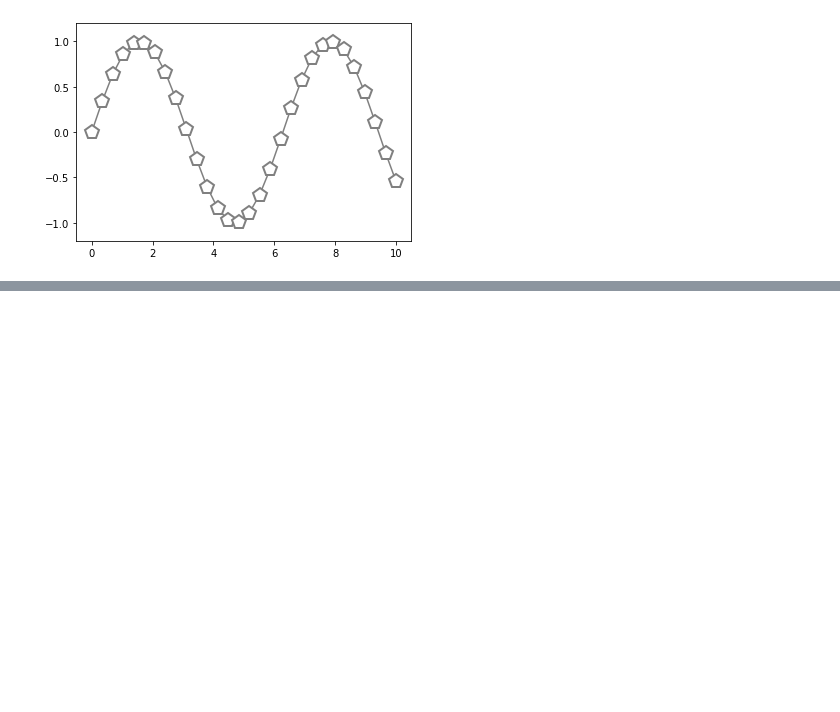
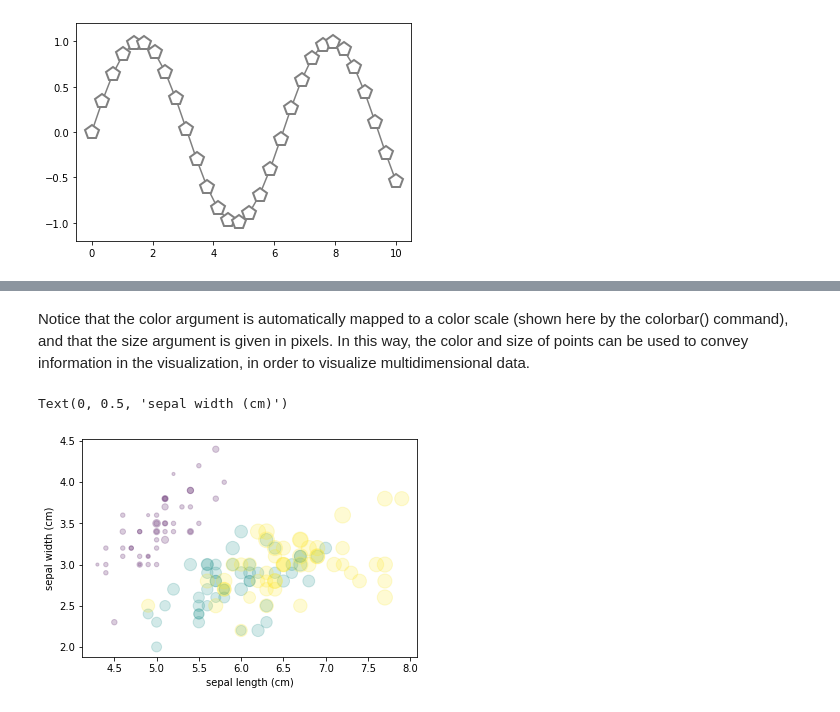
Before and after one commit to JP109/ML-Basics, a Jupyter notebook: matplotlib/Scatter_plot.ipynb, the cells around one changed output, grey strips where cells are left out. Saved outputs shown, nothing was run; the diff lists cells and outputs as text; code cells hidden in the pictures; blank space fills up the shorter version.

```diff
--- a/matplotlib/Scatter_plot.ipynb
+++ b/matplotlib/Scatter_plot.ipynb
@@ -43,0 +67,13 @@ plt.ylim(-1.2, 1.2)
+# %% [markdown]
+Notice that the color argument is automatically mapped to a color scale (shown here by the colorbar() command), and that the size argument is given in pixels. In this way, the color and size of points can be used to convey information in the visualization, in order to visualize multidimensional data.
+# %%
+from sklearn.datasets import load_iris
+iris = load_iris()
+features = iris.data.T
+
+plt.scatter(features[0], features[1], alpha=0.2, s=100*features[3], c=iris.target, cmap='viridis')
+plt.xlabel(iris.feature_names[0])
+plt.ylabel(iris.feature_names[1])
+# %% [output]
+Text(0, 0.5, 'sepal width (cm)')
+[figure, added]
```
Also changed, not shown: parts of 3 cells of this notebook.
